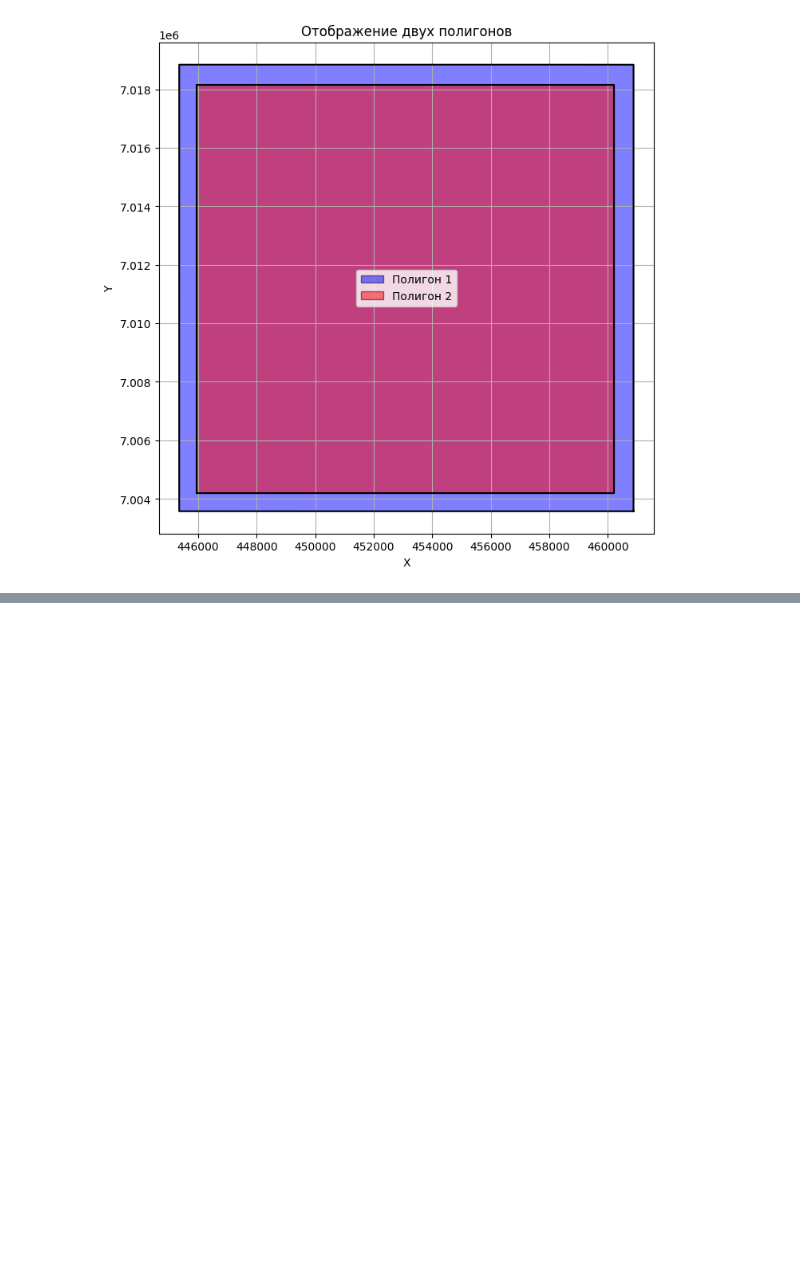
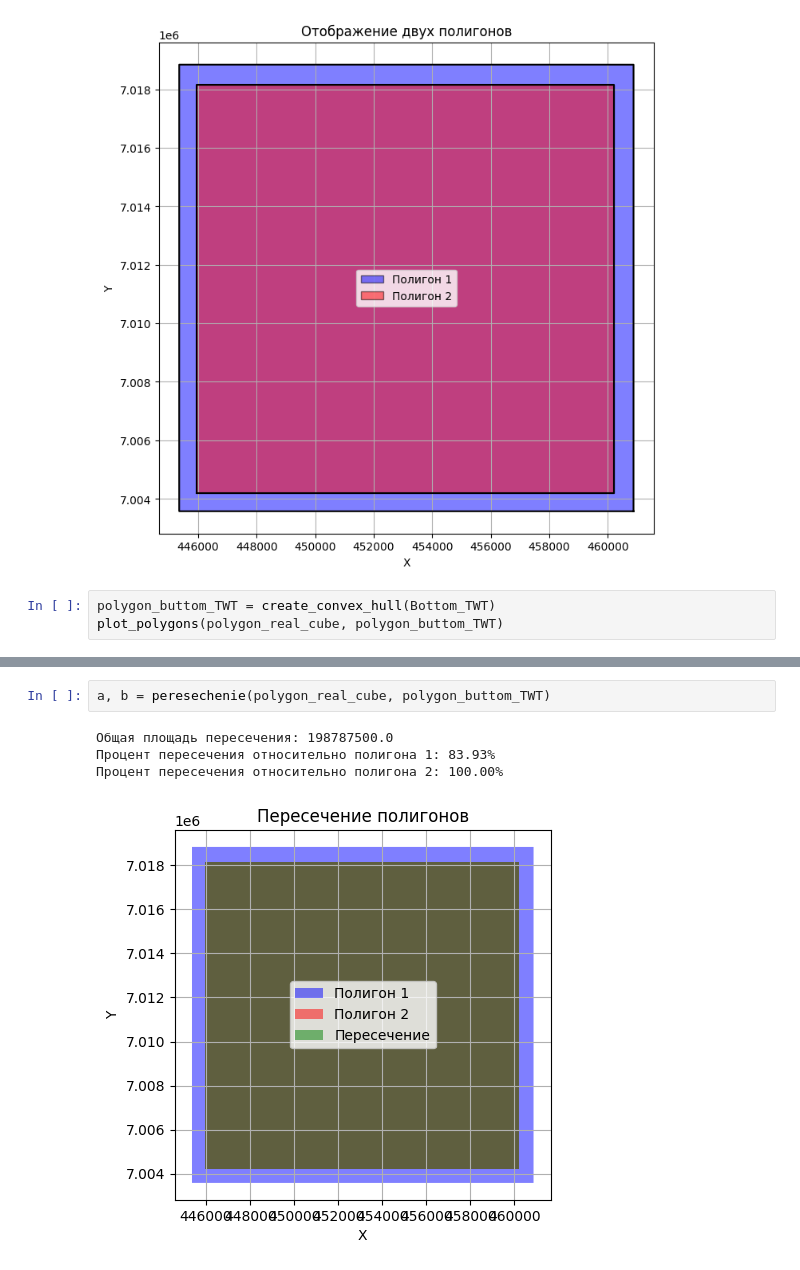
Before and after one commit to KosterioKim/Seisma, a Jupyter notebook: 2.17_korrektnoste_mashtaba.ipynb, the cells around one changed output, grey strips where cells are left out. Drawn from its saved outputs; the diff is of its cells as text; blank space fills up the shorter version.

```diff
--- a/2.17_korrektnoste_mashtaba.ipynb
+++ b/2.17_korrektnoste_mashtaba.ipynb
@@ -249,3 +254,6 @@ def plot_polygons(polygon_1, polygon_2):
 plot_polygons(polygon_real_cube, polygon_top_TWT)
 # %% [output]
 [figure]
+# %%
+polygon_buttom_TWT = create_convex_hull(Bottom_TWT)
+plot_polygons(polygon_real_cube, polygon_buttom_TWT)
@@ -251,0 +314,7 @@ plot_polygons(polygon_real_cube, polygon_top_TWT)
+# %%
+a, b = peresechenie(polygon_real_cube, polygon_buttom_TWT)
+# %% [output]
+Общая площадь пересечения: 198787500.0
+Процент пересечения относительно полигона 1: 83.93%
+Процент пересечения относительно полигона 2: 100.00%
+[figure, added]
```
Also changed, not shown: parts of 4 cells of this notebook.
